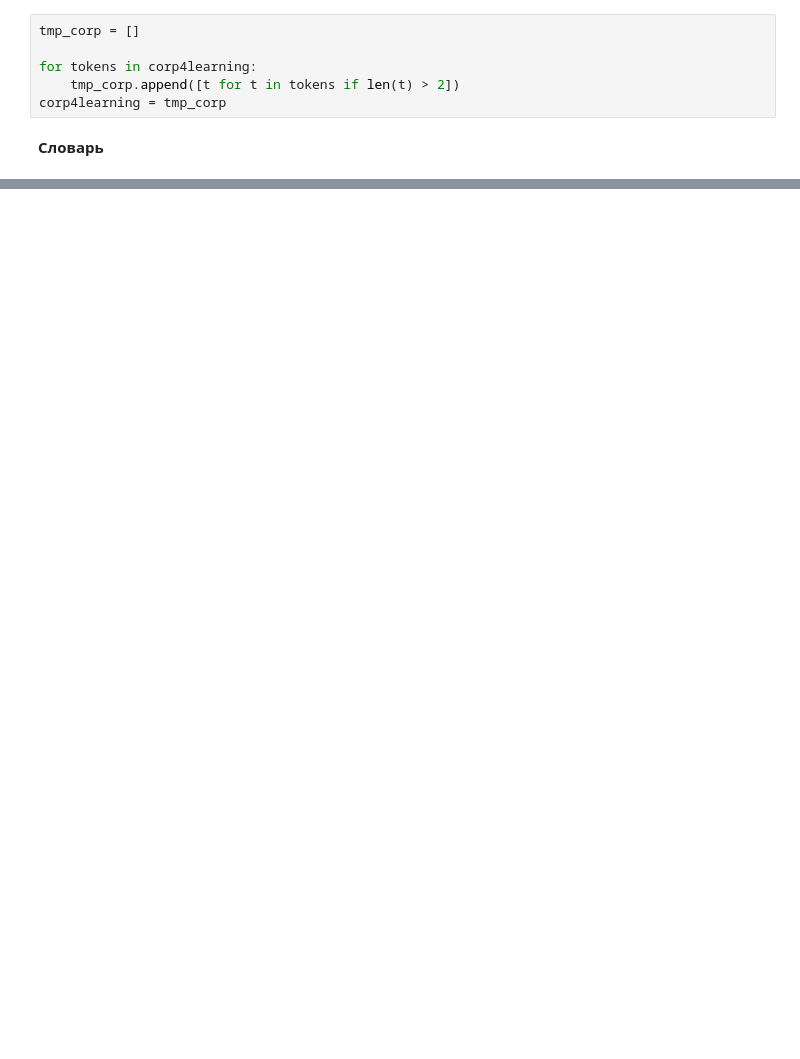
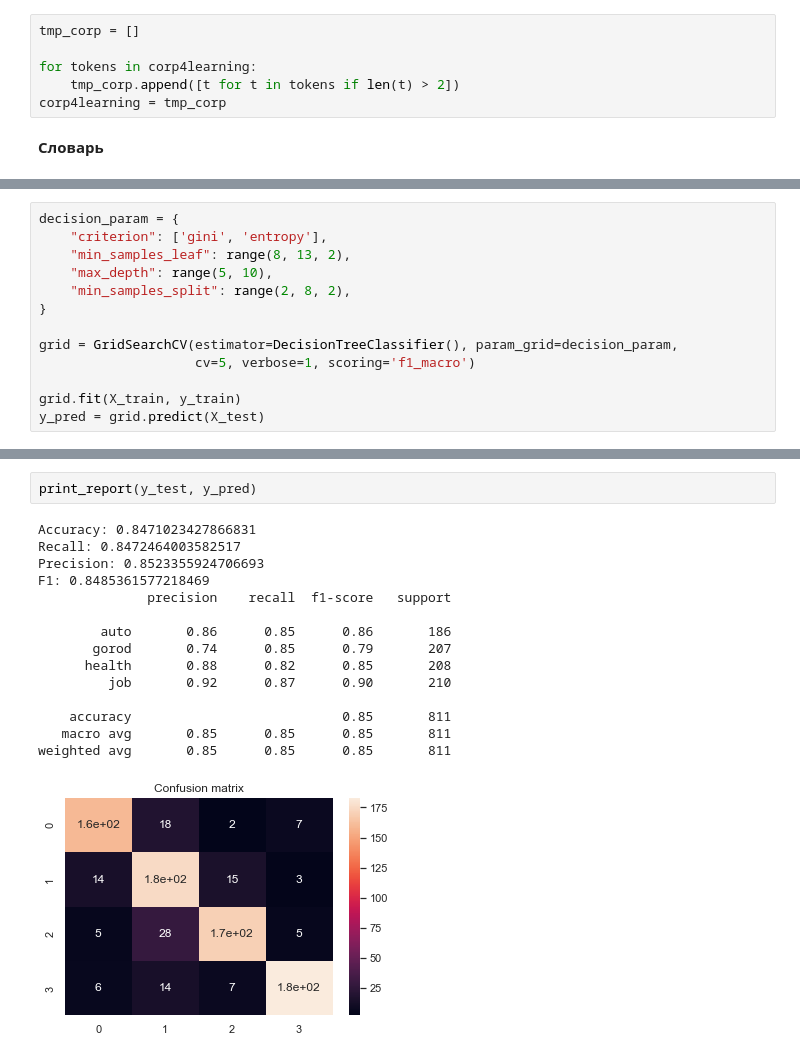
Before and after one commit to avmusatov/NLP, a Jupyter notebook: lab 2/text_analysis_lab2_Musatov_Anton.ipynb, the cells around one changed output, grey strips where cells are left out. Cells and saved outputs as stored; diff of their text form; blank space fills up the shorter version.

```diff
--- a/lab 2/text_analysis_lab2_Musatov_Anton.ipynb
+++ b/lab 2/text_analysis_lab2_Musatov_Anton.ipynb
@@ -470,0 +587,13 @@ vectorizer = CountVectorizer(max_features=5000, min_df=5, max_df=0.7)
+# %%
+decision_param = {
+    "criterion": ['gini', 'entropy'],
+    "min_samples_leaf": range(8, 13, 2),
+    "max_depth": range(5, 10),
+    "min_samples_split": range(2, 8, 2),
+}
+
+grid = GridSearchCV(estimator=DecisionTreeClassifier(), param_grid=decision_param,
+                    cv=5, verbose=1, scoring='f1_macro')
+
+grid.fit(X_train, y_train)
+y_pred = grid.predict(X_test)
@@ -470,0 +610,18 @@ vectorizer = CountVectorizer(max_features=5000, min_df=5, max_df=0.7)
+# %%
+print_report(y_test, y_pred)
+# %% [output]
+Accuracy: 0.8471023427866831
+Recall: 0.8472464003582517
+Precision: 0.8523355924706693
+F1: 0.8485361577218469
+              precision    recall  f1-score   support
+
+        auto       0.86      0.85      0.86       186
+       gorod       0.74      0.85      0.79       207
+      health       0.88      0.82      0.85       208
+         job       0.92      0.87      0.90       210
+
+    accuracy                           0.85       811
+   macro avg       0.85      0.85      0.85       811
+weighted avg       0.85      0.85      0.85       811
+[figure, added]
```
Also changed, not shown: parts of 97 cells of this notebook.
